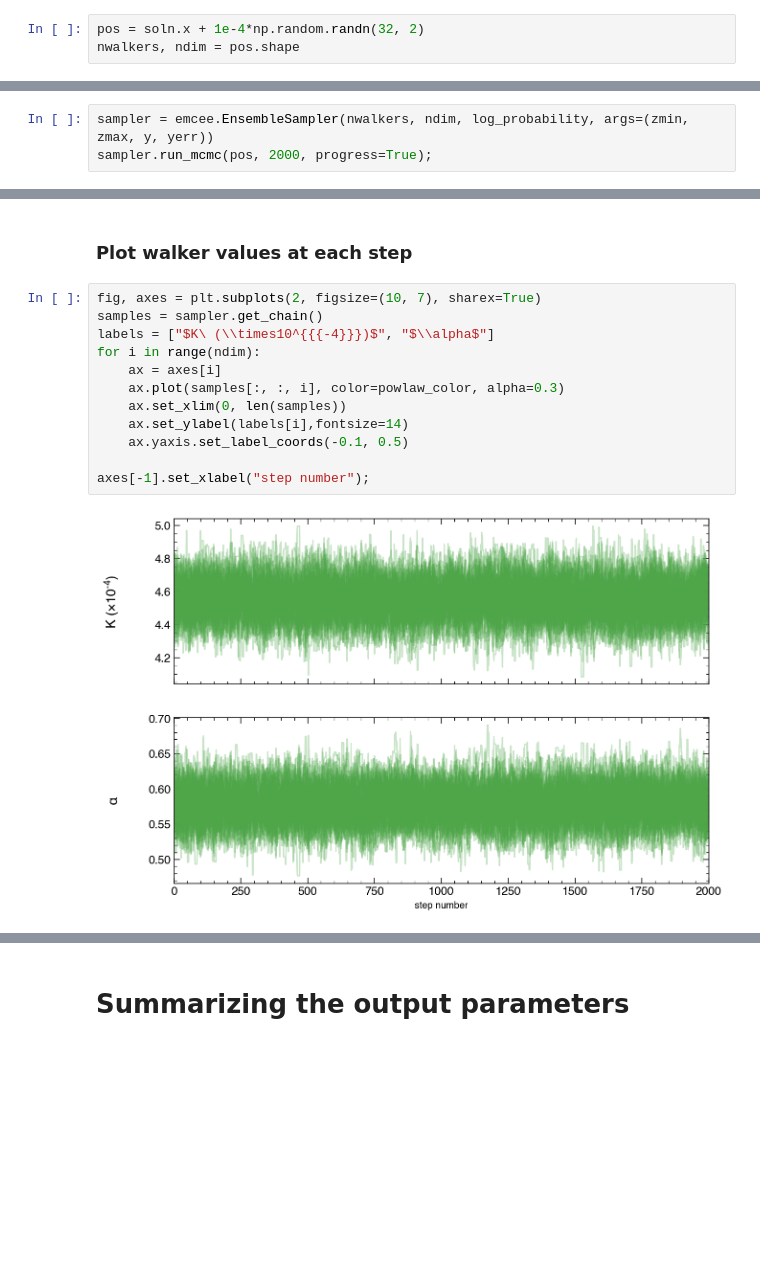
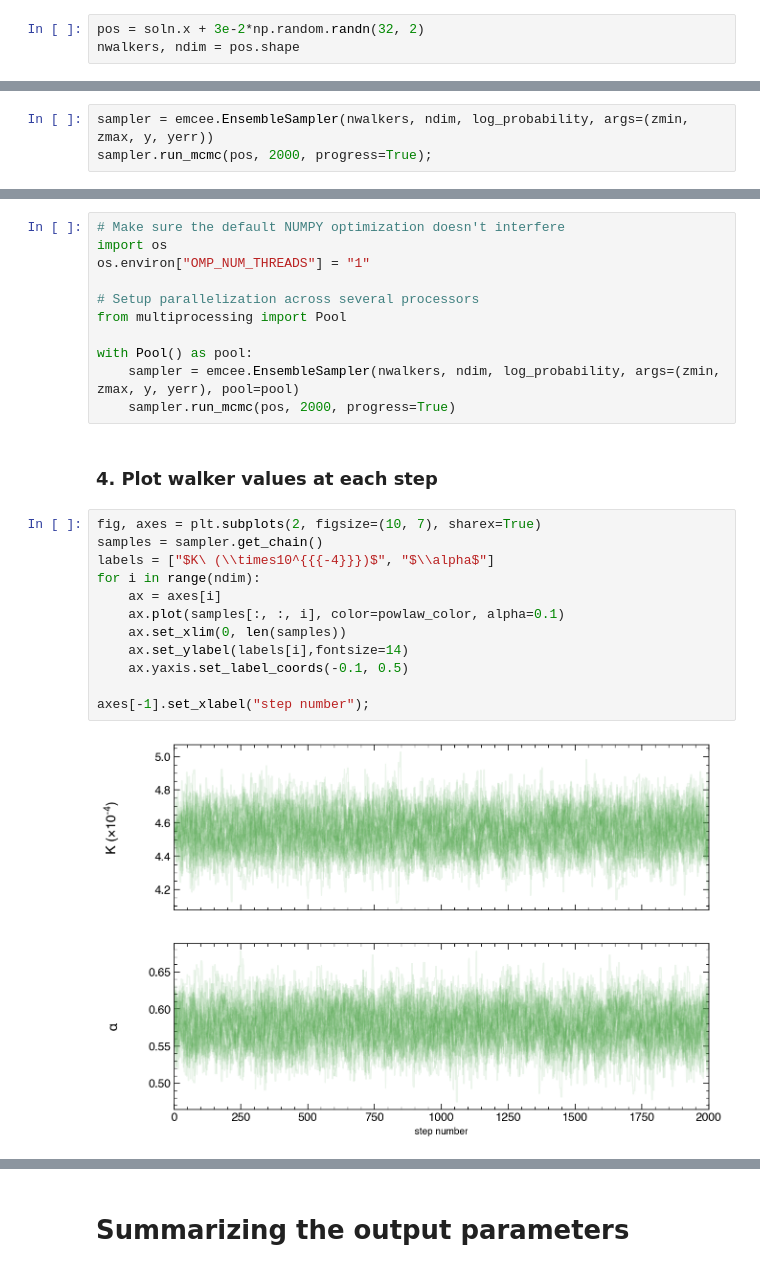
Before and after one commit to jchowk/HowkPythonNotes, a Jupyter notebook: Advanced.MCMCfit.ipynb, the cells around one changed output, grey strips where cells are left out. Saved outputs shown, nothing was run; the diff lists cells and outputs as text; blank space fills up the shorter version.

Commit message:
MCMC edits

```diff
--- a/Advanced.MCMCfit.ipynb
+++ b/Advanced.MCMCfit.ipynb
@@ -229,5 +229,5 @@ def log_probability(theta, zmin, zmax, y, yerr):
 
 Now we initialize our walkers placed randomly about our initial parameters. In our case we use 32 walkers.
 # %%
-pos = soln.x + 1e-4*np.random.randn(32, 2)
+pos = soln.x + 3e-2*np.random.randn(32, 2)
 nwalkers, ndim = pos.shape
@@ -251,17 +261,28 @@ sampler.run_mcmc(pos, 2000, progress=True);
+# %%
+# Make sure the default NUMPY optimization doesn't interfere
+import os
+os.environ["OMP_NUM_THREADS"] = "1"
+
+# Setup parallelization across several processors
+from multiprocessing import Pool
+
+with Pool() as pool:
+    sampler = emcee.EnsembleSampler(nwalkers, ndim, log_probability, args=(zmin, zmax, y, yerr), pool=pool)
+    sampler.run_mcmc(pos, 2000, progress=True)
 # %% [markdown]
-### Plot walker values at each step
+### 4. Plot walker values at each step
 # %%
 fig, axes = plt.subplots(2, figsize=(10, 7), sharex=True)
 samples = sampler.get_chain()
 labels = ["$K\ (\\times10^{{{-4}}})$", "$\\alpha$"]
 for i in range(ndim):
     ax = axes[i]
-    ax.plot(samples[:, :, i], color=powlaw_color, alpha=0.3)
+    ax.plot(samples[:, :, i], color=powlaw_color, alpha=0.1)
     ax.set_xlim(0, len(samples))
     ax.set_ylabel(labels[i],fontsize=14)
     ax.yaxis.set_label_coords(-0.1, 0.5)
 
 axes[-1].set_xlabel("step number");
 # %% [output]
-[figure, old version]
+[figure, new version]
 # %% [markdown]
```
Also changed, not shown: parts of 14 cells of this notebook, 1 other file.
